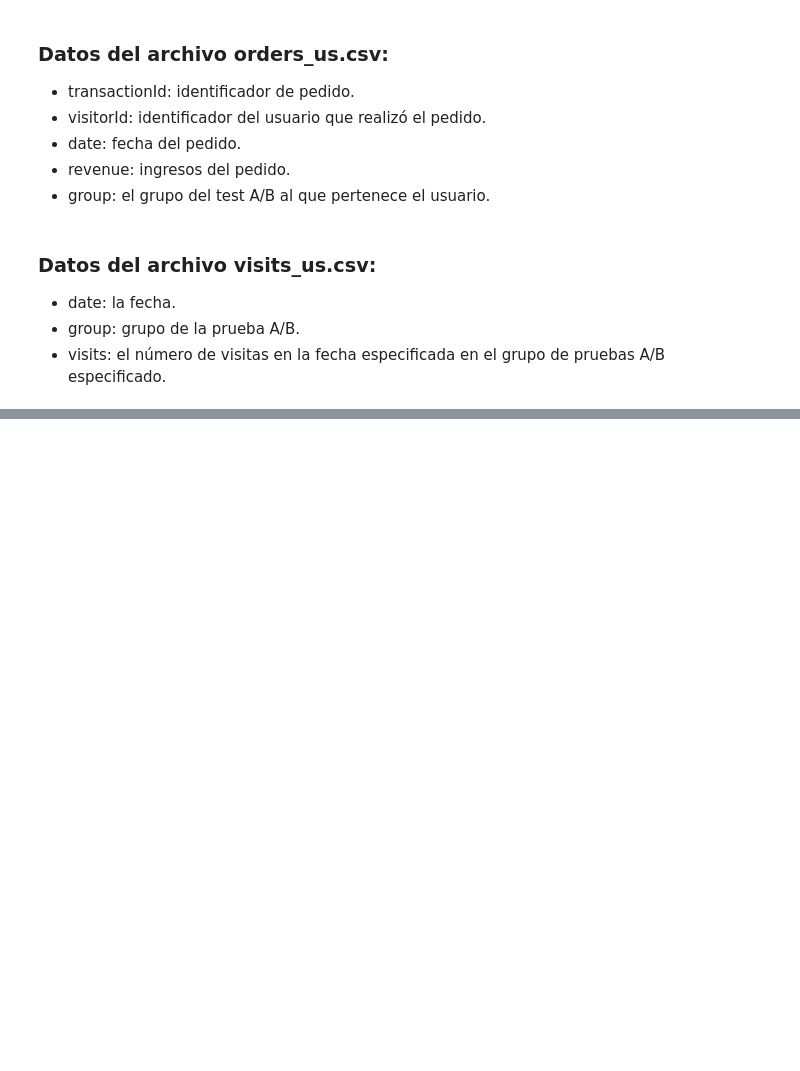
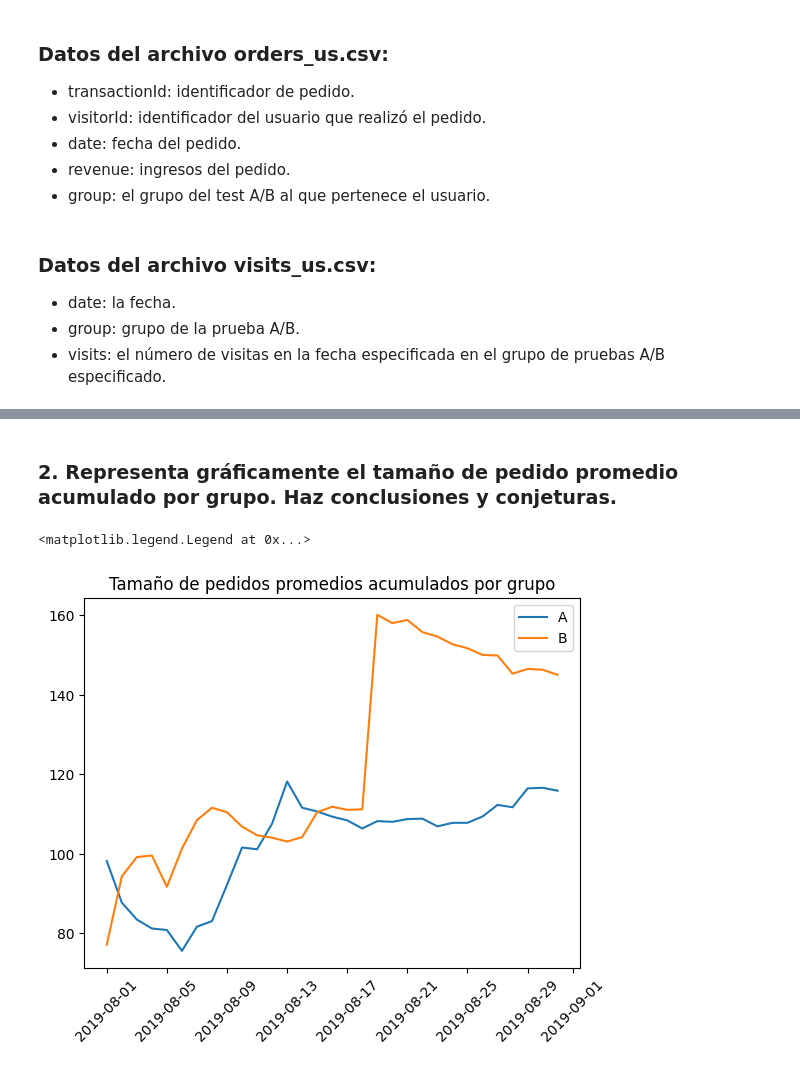
Before and after one commit to pedro-pali/Priorizar_hipotesis_y_Test_A-B, a Jupyter notebook: Proyecto_10.ipynb, the cells around one changed output, grey strips where cells are left out. Drawn from its saved outputs; the diff is of its cells as text; code cells hidden in the pictures; blank space fills up the shorter version.

```diff
--- a/Proyecto_10.ipynb
+++ b/Proyecto_10.ipynb
@@ -144,0 +301,15 @@ Realizaste una prueba A/B y obtuviste los resultados descritos en los archivos o
+# %% [markdown]
+### 2. Representa gráficamente el tamaño de pedido promedio acumulado por grupo. Haz conclusiones y conjeturas.
+# %%
+# Gráfico de pedidos acumulados de grupo A
+plt.plot(cumulativeRevenueA['date'], cumulativeRevenueA['revenue']/cumulativeRevenueA['orders'], label='A')
+
+# Gráfico de pedidos acumulados de grupo B
+plt.plot(cumulativeRevenueB['date'], cumulativeRevenueB['revenue']/cumulativeRevenueB['orders'], label='B')
+
+plt.title('Tamaño de pedidos promedios acumulados por grupo')
+plt.xticks(rotation= 45)
+plt.legend()
+# %% [output]
+<matplotlib.legend.Legend at 0x...>
+[figure, added]
```
Also changed, not shown: parts of 21 cells of this notebook, 1 other file.
